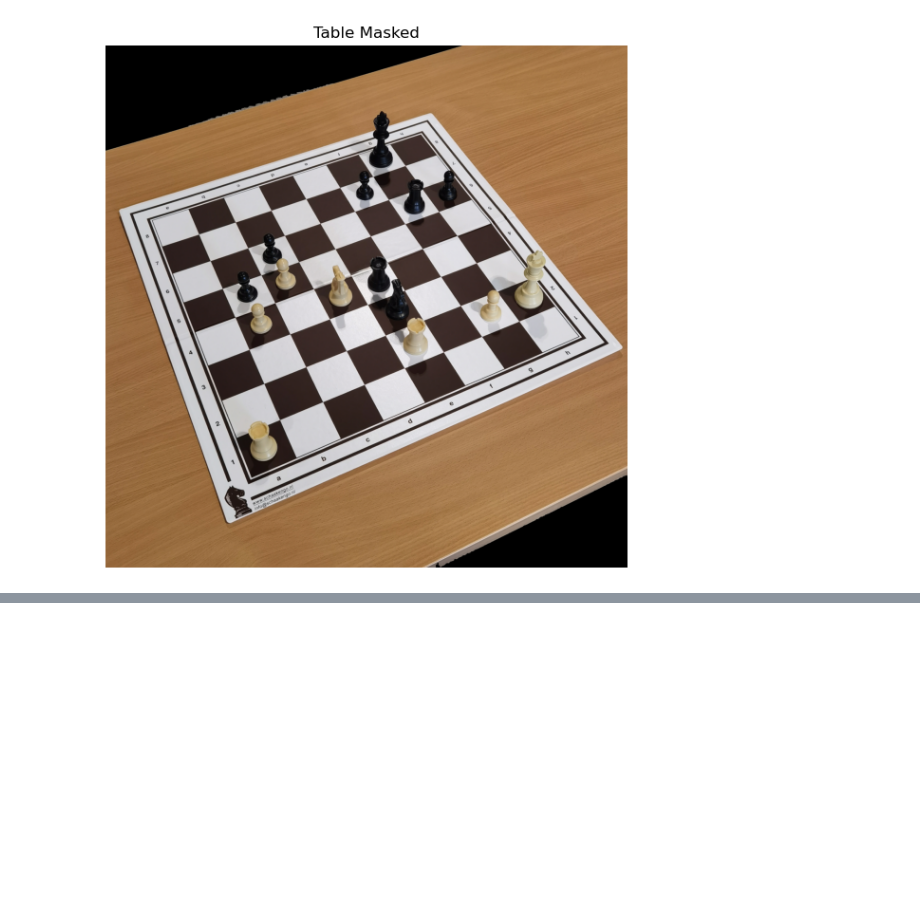
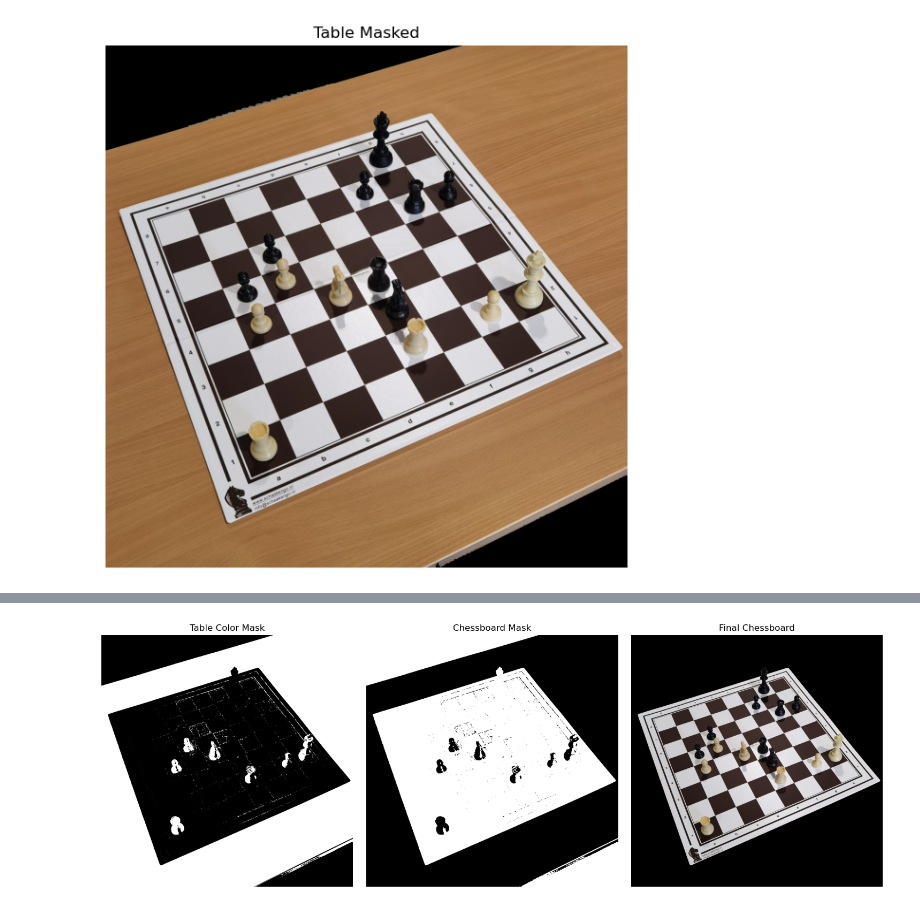
Before and after one commit to SmogJ1/VC, a Jupyter notebook: proj.ipynb, the cells around one changed output, grey strips where cells are left out. Saved outputs shown, nothing was run; the diff lists cells and outputs as text; code cells hidden in the pictures; blank space fills up the shorter version.

```diff
--- a/proj.ipynb
+++ b/proj.ipynb
@@ -129,0 +61,49 @@ ModuleNotFoundError: No module named 'chessboard_segmentation'
+# %%
+
+hsv = cv2.cvtColor(masked_image, cv2.COLOR_BGR2HSV)
+
+lower_brown = np.array([10, 50, 50])   # Hue, Saturation, Value
+upper_brown = np.array([30, 255, 200]) # Narrower range than before
+
+table_color_mask = cv2.inRange(hsv, lower_brown, upper_brown)
+
+chessboard_mask = cv2.bitwise_not(table_color_mask)
+
+kernel = np.ones((3,3), np.uint8)
+chessboard_mask = cv2.morphologyEx(chessboard_mask, cv2.MORPH_CLOSE, kernel)
+chessboard_mask = cv2.morphologyEx(chessboard_mask, cv2.MORPH_OPEN, kernel, iterations=2)
+
+contours, _ = cv2.findContours(chessboard_mask, cv2.RETR_EXTERNAL, cv2.CHAIN_APPROX_SIMPLE)
+if contours:
+    chessboard_contour = max(contours, key=cv2.contourArea)
+
+    final_mask = np.zeros_like(chessboard_mask)
+    cv2.drawContours(final_mask, [chessboard_contour], -1, 255, cv2.FILLED)
+
+    chessboard_only = cv2.bitwise_and(masked_image, masked_image, mask=final_mask)
+
+    #
+    plt.figure(figsize=(15, 5))
+
+    plt.subplot(1, 3, 1)
+    plt.title("Table Color Mask")
+    plt.imshow(table_color_mask, cmap='gray')
+    plt.axis('off')
+
+    plt.subplot(1, 3, 2)
+    plt.title("Chessboard Mask")
+    plt.imshow(chessboard_mask, cmap='gray')
+    plt.axis('off')
+
+    plt.subplot(1, 3, 3)
+    plt.title("Final Chessboard")
+    final_rgb = cv2.cvtColor(chessboard_only, cv2.COLOR_BGR2RGB)
+    plt.imshow(final_rgb)
+    plt.axis('off')
+
+    plt.tight_layout()
+    plt.show()
+else:
+    print("No chessboard found - adjust color thresholds")
+# %% [output]
+[figure, added]
```
Also changed, not shown: parts of 7 cells of this notebook.
